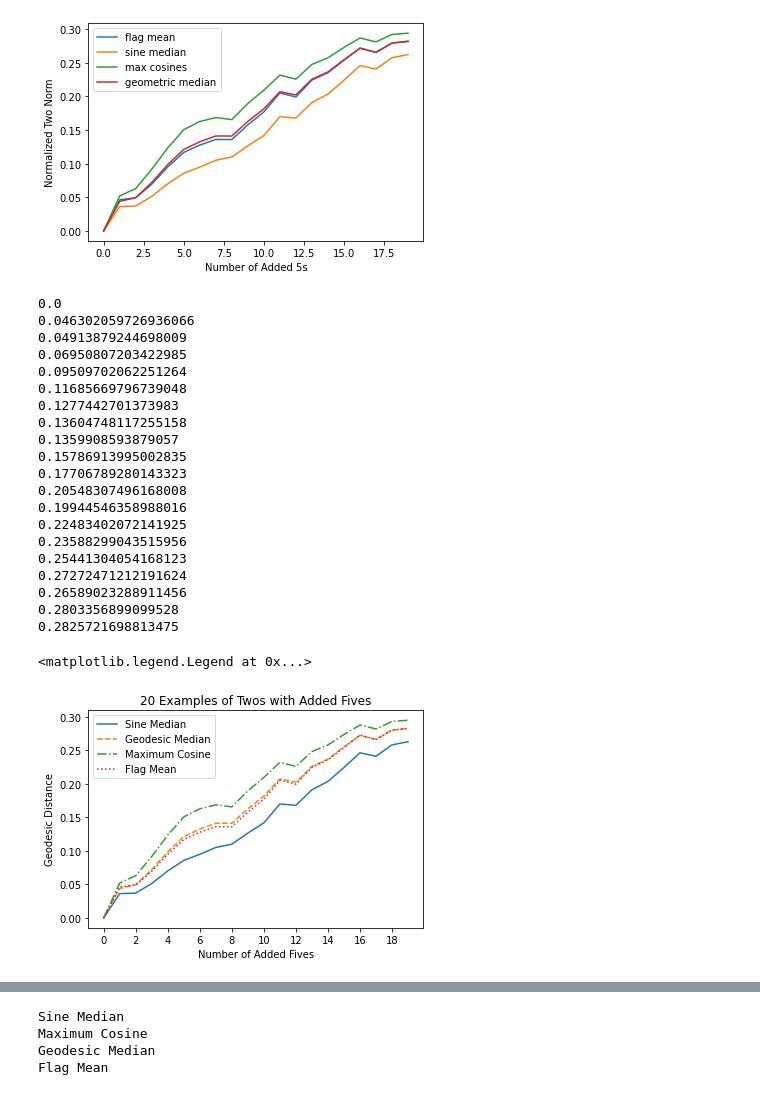
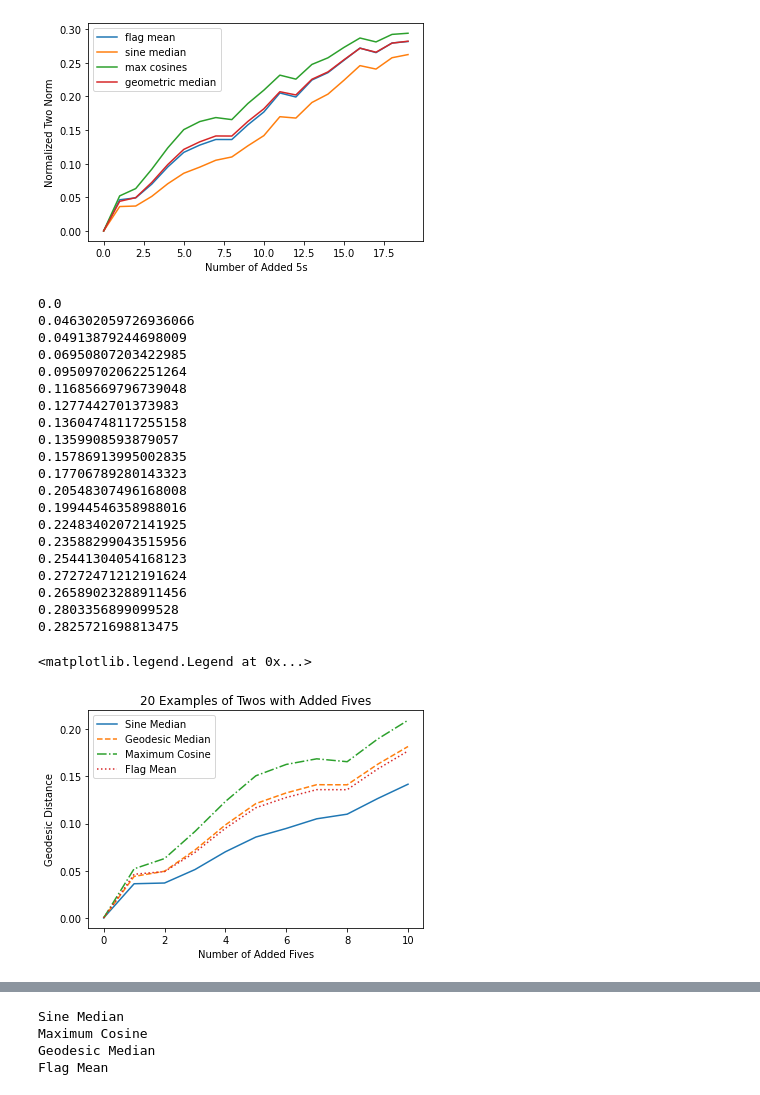
Before and after one commit to nmank/FlagIRLS, a Jupyter notebook: MNIST.ipynb, the cells around one changed output, grey strips where cells are left out. Cells and saved outputs as stored; diff of their text form; code cells hidden in the pictures.

```diff
--- a/MNIST.ipynb
+++ b/MNIST.ipynb
@@ -157,12 +157,22 @@ def run_test(k,num_samples2,num_samples5,n_its,seed):
     print('Flag Mean finished')
 
     #calculate sine median
-    sin_median, s_err = ca.irls_flag(gr_list, k, n_its, 'sine', fast = False, seed = seed)
+    sin_median, s_err = ca.irls_flag(gr_list, k, n_its, 'sine', opt_err = 'sine', fast = False, seed = seed)
     print('Sine Median finished')
 
+#     #for debugging
+#     plt.figure()
+#     plt.plot(s_err)
+#     plt.title('sine error')
+
     #calculate maximum cosine
-    max_cosine, c_err = ca.irls_flag(gr_list, k, n_its, 'cosine', fast = False, seed = seed)
+    max_cosine, c_err = ca.irls_flag(gr_list, k, n_its, 'cosine', opt_err = 'cosine', fast = False, seed = seed)
     print('Max Cos finished')
+
+#     #for debugging
+#     plt.figure()
+#     plt.plot(c_err)
+#     plt.title('cosine error')
 
     if k==1:
         #calculate geodesic median
@@ -292,37 +305,37 @@ for ii in range(num_tests):
 
     geo_medians_diffs.append(ca.calc_error_1_2([geo_medians[ii]],geo_medians[0],'geodesic'))
 
-xs = [i for i in range(0,num_samples2,incr)]
+xs = [i for i in range(0,11,incr)]
 
-plt.plot(xs, sin_medians_diffs, label = 'Sine Median')
-plt.plot(xs, geo_medians_diffs, label = 'Geodesic Median', linestyle = 'dashed')
-plt.plot(xs, max_cosines_diffs, label = 'Maximum Cosine', linestyle = 'dashdot')
-plt.plot(xs, flagmean_diffs, label = 'Flag Mean', linestyle = 'dotted')
-plt.xticks([0,2,4,6,8,10,12,14,16,18])
+plt.plot(xs, sin_medians_diffs[:11], label = 'Sine Median')
+plt.plot(xs, geo_medians_diffs[:11], label = 'Geodesic Median', linestyle = 'dashed')
+plt.plot(xs, max_cosines_diffs[:11], label = 'Maximum Cosine', linestyle = 'dashdot')
+plt.plot(xs, flagmean_diffs[:11], label = 'Flag Mean', linestyle = 'dotted')
+plt.xticks([0,2,4,6,8,10])
 plt.title(str(num_samples2)+' Examples of Twos with Added Fives')
 plt.xlabel('Number of Added Fives')
 plt.ylabel('Geodesic Distance')
 plt.legend()
 # %% [output]
 0.0
 0.046302059726936066
 0.04913879244698009
 0.06950807203422985
 0.09509702062251264
 0.11685669796739048
 0.1277442701373983
 0.13604748117255158
 0.1359908593879057
 0.15786913995002835
 0.17706789280143323
 0.20548307496168008
 0.19944546358988016
 0.22483402072141925
 0.23588299043515956
 0.25441304054168123
 0.27272471212191624
 0.26589023288911456
 0.2803356899099528
 0.2825721698813475
 <matplotlib.legend.Legend at 0x...>
-[figure, old version]
+[figure, new version]
```
Also changed, not shown: parts of 14 cells of this notebook, 5 other files.
